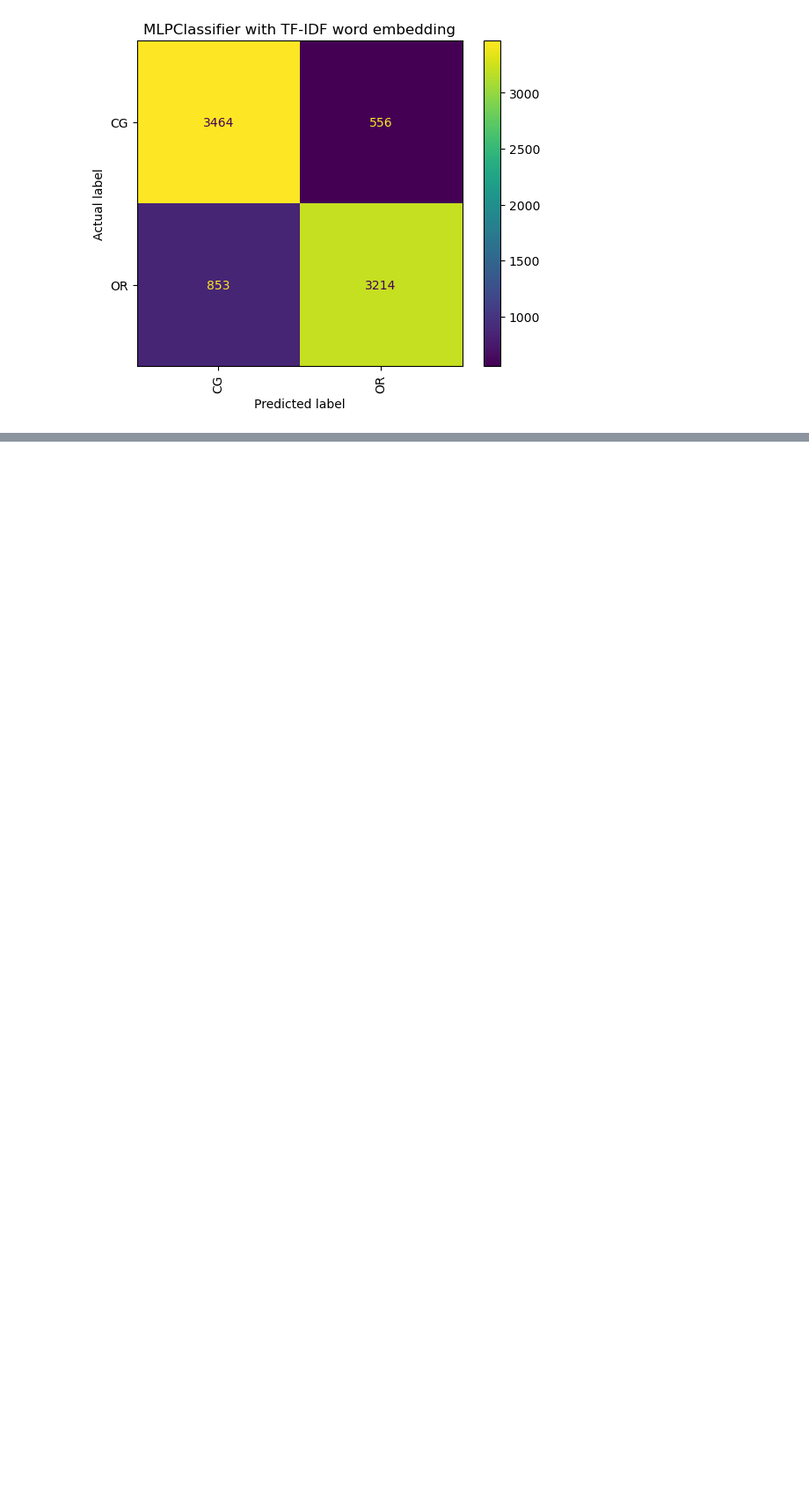
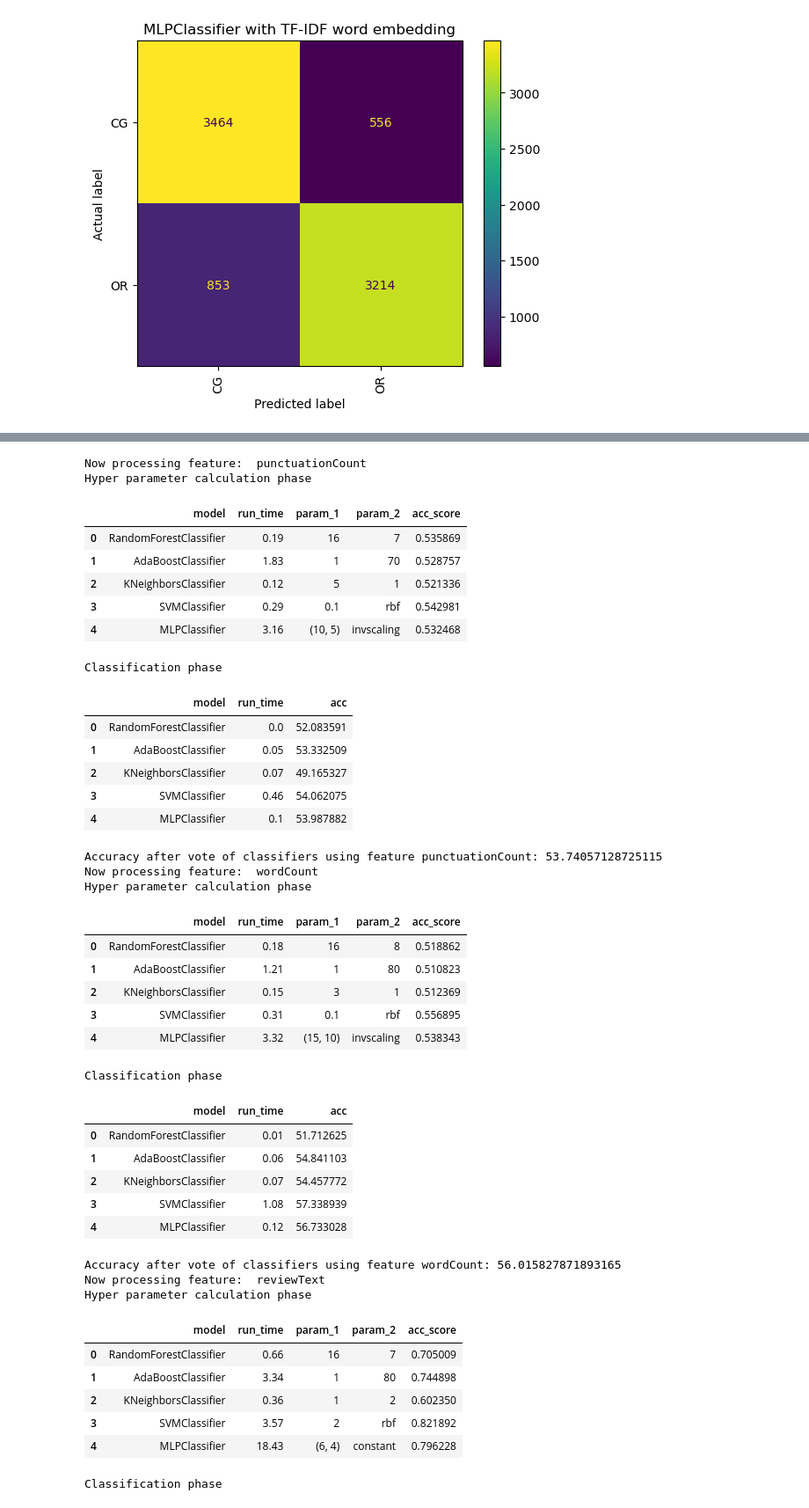
Before and after one commit to ItzCornflakez/mini-project-D7041E, a Jupyter notebook: src/miniProject.ipynb, the cells around one changed output, grey strips where cells are left out. Shown at 88% size. Saved outputs shown, nothing was run; the diff lists cells and outputs as text; code cells hidden in the pictures; blank space fills up the shorter version.

```diff
--- a/src/miniProject.ipynb
+++ b/src/miniProject.ipynb
@@ -389,0 +396,44 @@ for i in range(0, len(resultLstTFIDF)):
+# %%
+trainAndPredictForFeatures(["punctuationCount", "wordCount", "reviewText"], tfidfVectorizer)
+# %% [output]
+Now processing feature:  punctuationCount
+Hyper parameter calculation phase
+|  | model | run_time | param_1 | param_2 | acc_score |
+| 0 | RandomForestClassifier | 0.19 | 16 | 7 | 0.535869 |
+| 1 | AdaBoostClassifier | 1.83 | 1 | 70 | 0.528757 |
+| 2 | KNeighborsClassifier | 0.12 | 5 | 1 | 0.521336 |
+| 3 | SVMClassifier | 0.29 | 0.1 | rbf | 0.542981 |
+| 4 | MLPClassifier | 3.16 | (10, 5) | invscaling | 0.532468 |
+Classification phase
+|  | model | run_time | acc |
+| 0 | RandomForestClassifier | 0.0 | 52.083591 |
+| 1 | AdaBoostClassifier | 0.05 | 53.332509 |
+| 2 | KNeighborsClassifier | 0.07 | 49.165327 |
+| 3 | SVMClassifier | 0.46 | 54.062075 |
+| 4 | MLPClassifier | 0.1 | 53.987882 |
+Accuracy after vote of classifiers using feature punctuationCount: 53.74057128725115
+Now processing feature:  wordCount
+Hyper parameter calculation phase
+|  | model | run_time | param_1 | param_2 | acc_score |
+| 0 | RandomForestClassifier | 0.18 | 16 | 8 | 0.518862 |
+| 1 | AdaBoostClassifier | 1.21 | 1 | 80 | 0.510823 |
+| 2 | KNeighborsClassifier | 0.15 | 3 | 1 | 0.512369 |
+| 3 | SVMClassifier | 0.31 | 0.1 | rbf | 0.556895 |
+| 4 | MLPClassifier | 3.32 | (15, 10) | invscaling | 0.538343 |
+Classification phase
+|  | model | run_time | acc |
+| 0 | RandomForestClassifier | 0.01 | 51.712625 |
+| 1 | AdaBoostClassifier | 0.06 | 54.841103 |
+| 2 | KNeighborsClassifier | 0.07 | 54.457772 |
+| 3 | SVMClassifier | 1.08 | 57.338939 |
+| 4 | MLPClassifier | 0.12 | 56.733028 |
+Accuracy after vote of classifiers using feature wordCount: 56.015827871893165
+Now processing feature:  reviewText
+Hyper parameter calculation phase
+|  | model | run_time | param_1 | param_2 | acc_score |
+| 0 | RandomForestClassifier | 0.66 | 16 | 7 | 0.705009 |
+| 1 | AdaBoostClassifier | 3.34 | 1 | 80 | 0.744898 |
+| 2 | KNeighborsClassifier | 0.36 | 1 | 2 | 0.602350 |
+| 3 | SVMClassifier | 3.57 | 2 | rbf | 0.821892 |
+| 4 | MLPClassifier | 18.43 | (6, 4) | constant | 0.796228 |
+Classification phase
```
Also changed, not shown: parts of 31 cells of this notebook, 9 other files.
